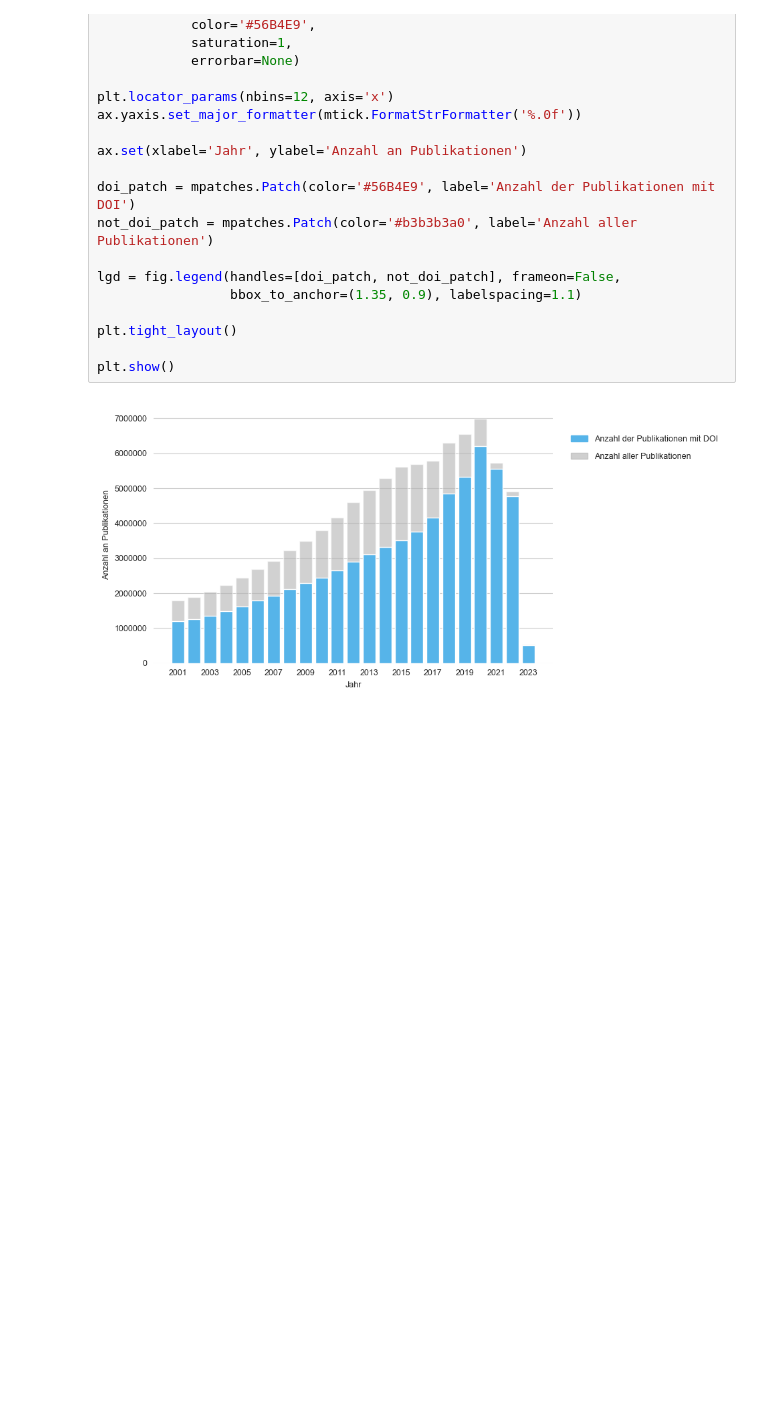
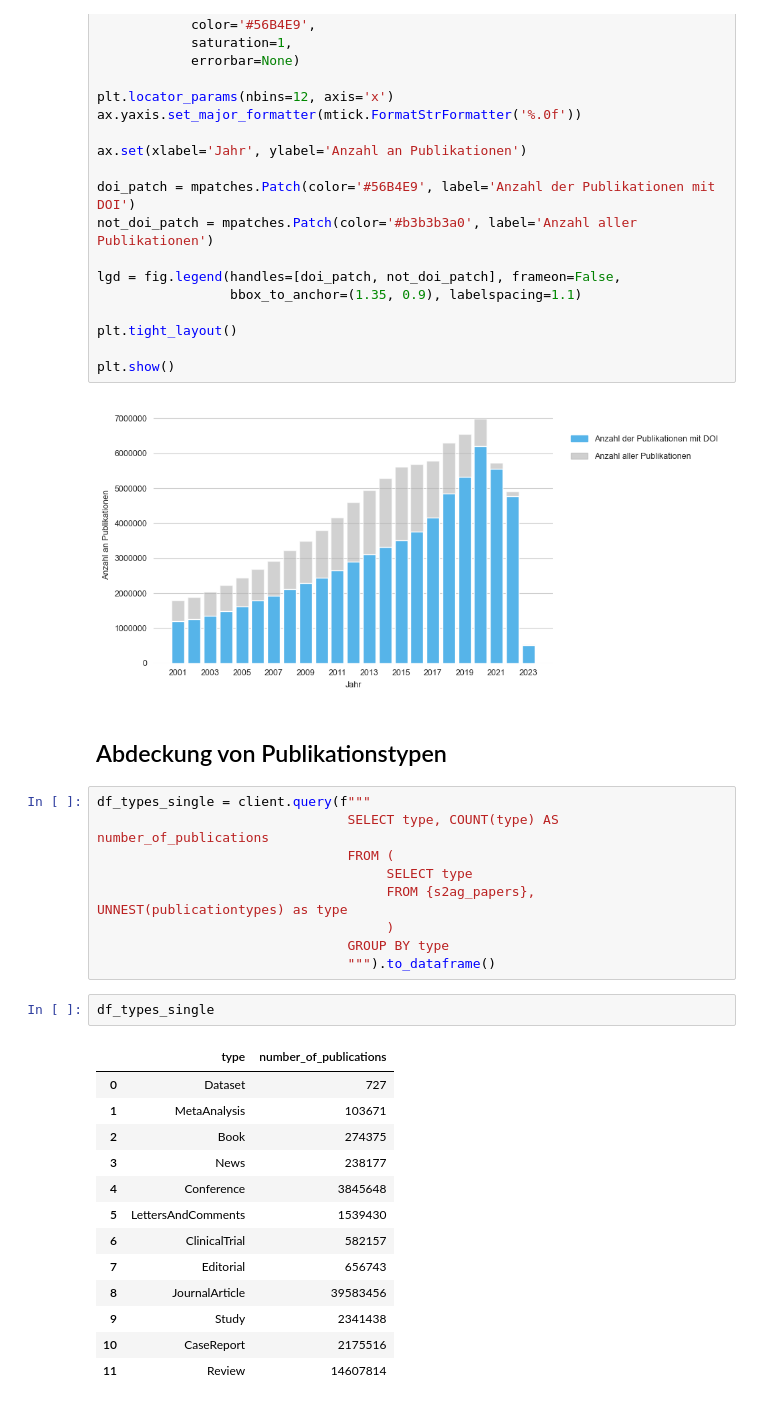
Before and after one commit to naustica/MA, a Jupyter notebook: Codebook.ipynb, the cells around one changed output. Saved outputs shown, nothing was run; the diff lists cells and outputs as text; blank space fills up the shorter version.

```diff
--- a/Codebook.ipynb
+++ b/Codebook.ipynb
@@ -68,3 +72,30 @@ plt.tight_layout()
 plt.show()
 # %% [output]
 [figure]
+# %% [markdown]
+## Abdeckung von Publikationstypen
+# %%
+df_types_single = client.query(f"""
+                                SELECT type, COUNT(type) AS number_of_publications
+                                FROM (
+                                     SELECT type
+                                     FROM {s2ag_papers}, UNNEST(publicationtypes) as type
+                                     )
+                                GROUP BY type
+                                """).to_dataframe()
+# %%
+df_types_single
+# %% [output]
+|  | type | number_of_publications |
+| 0 | Dataset | 727 |
+| 1 | MetaAnalysis | 103671 |
+| 2 | Book | 274375 |
+| 3 | News | 238177 |
+| 4 | Conference | 3845648 |
+| 5 | LettersAndComments | 1539430 |
+| 6 | ClinicalTrial | 582157 |
+| 7 | Editorial | 656743 |
+| 8 | JournalArticle | 39583456 |
+| 9 | Study | 2341438 |
+| 10 | CaseReport | 2175516 |
+| 11 | Review | 14607814 |
```
Also changed, not shown: parts of 12 cells of this notebook, 1 other file.
